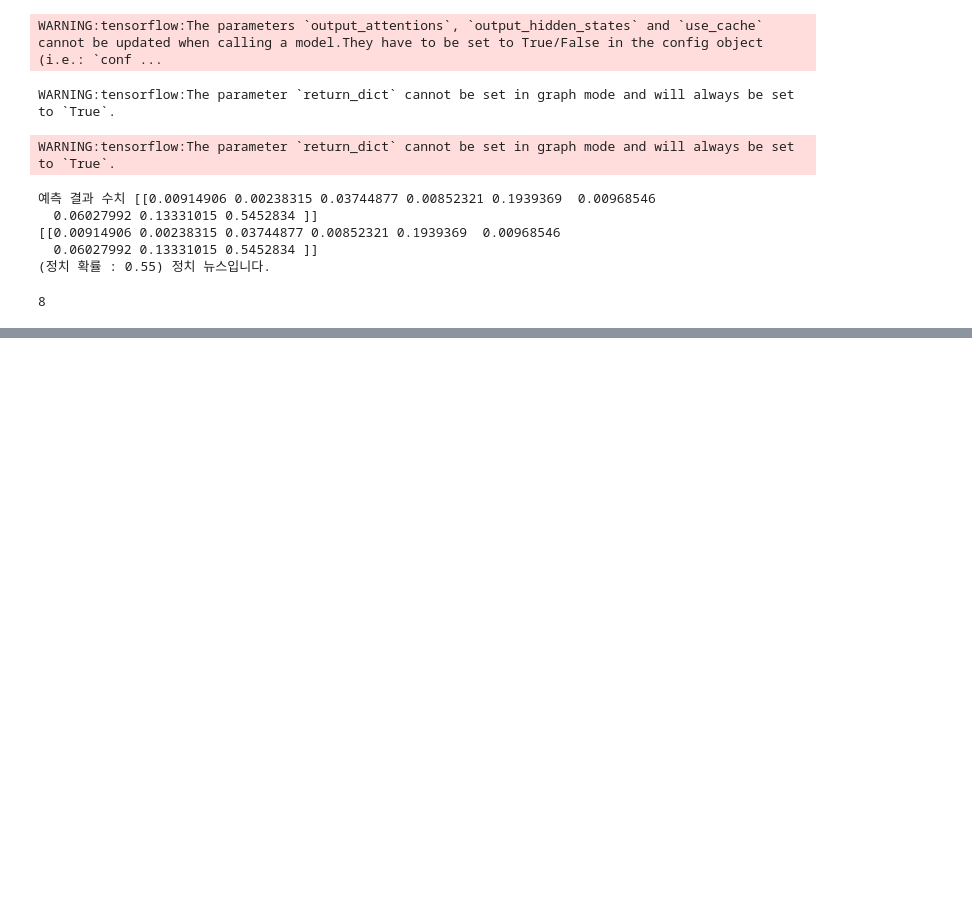
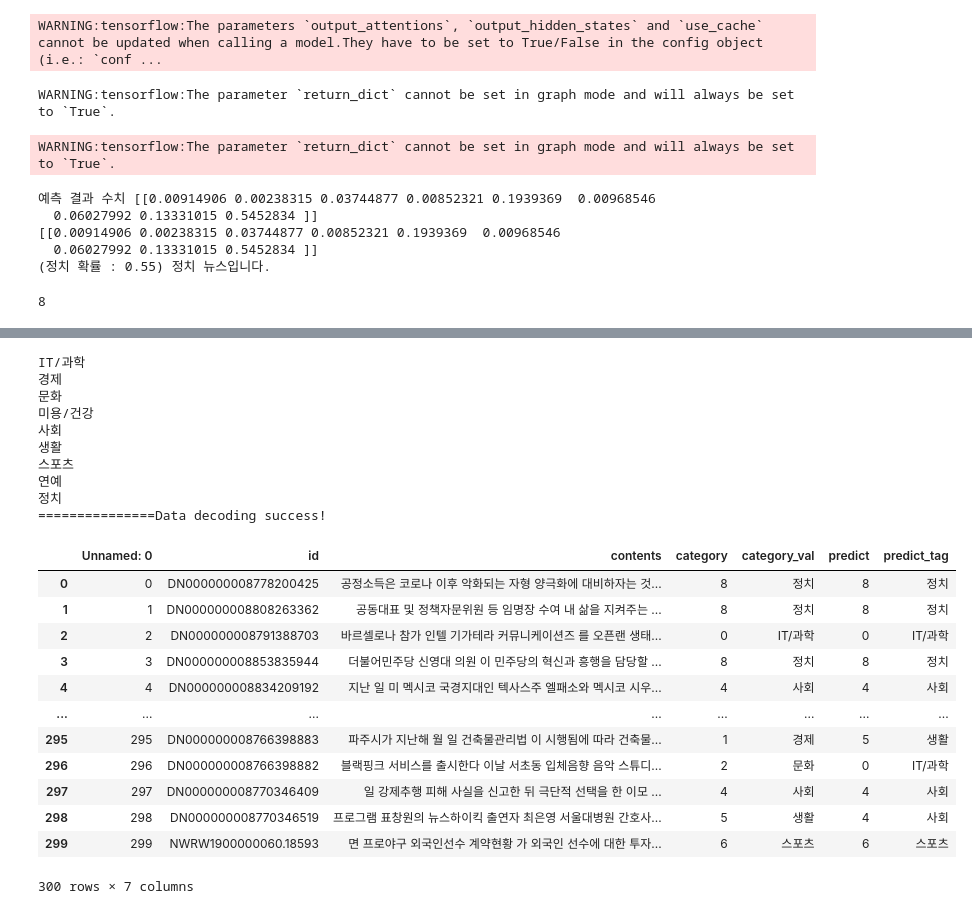
Before and after one commit to cateto/python4NLP, a Jupyter notebook: kobert/20210903load_model.ipynb, the cells around one changed output, grey strips where cells are left out. Cells and saved outputs as stored; diff of their text form; code cells hidden in the pictures; blank space fills up the shorter version.

```diff
--- a/kobert/20210903load_model.ipynb
+++ b/kobert/20210903load_model.ipynb
@@ -242,0 +291,57 @@ WARNING:tensorflow:The parameter `return_dict` cannot be set in graph mode and w
+# %%
+#정수를 라벨로 인코딩
+def category_decoding(lucy_data, label_colname):
+    """
+      tips: 정수로 된 라벨을 model에 지정된 텍스트 label로 인코딩.
+      Args:
+          lucy_data : dataframe 형식의 데이터
+          label_colname : 라벨의 컬럼명
+      Returns:
+          lucy_data : DataFrame
+    """
+    new_column = label_colname+'_tag'
+    lucy_data[new_column] = lucy_data[label_colname].astype(str) # 새로운 컬럼 생성
+    lucy_data[new_column] = lucy_data[new_column].astype(str) #String형 컬럼으로 바꾸기
+
+    label_dict = {'0': 'IT/과학',
+      '1': '경제',
+      '2': '문화',
+      '3': '미용/건강',
+      '4': '사회',
+      '5': '생활',
+      '6': '스포츠',
+      '7': '연예',
+      '8': '정치'}
+
+    for key, value in label_dict.items():
+      print(value)
+      lucy_data[new_column] = lucy_data[new_column].str.replace(key, value)
+
+    print("===============Data decoding success! ")
+    return lucy_data
+# %%
+category_decoding(result, 'predict')
+# %% [output]
+IT/과학
+경제
+문화
+미용/건강
+사회
+생활
+스포츠
+연예
+정치
+===============Data decoding success!
+|  | Unnamed: 0 | id | contents | category | category_val | predict | predict_tag |
+| 0 | 0 | DN000000008778200425 | 공정소득은 코로나 이후 악화되는 자형 양극화에 대비하자는 것... | 8 | 정치 | 8 | 정치 |
+| 1 | 1 | DN000000008808263362 | 공동대표 및 정책자문위원 등 임명장 수여 내 삶을 지켜주는 ... | 8 | 정치 | 8 | 정치 |
+| 2 | 2 | DN000000008791388703 | 바르셀로나 참가 인텔 기가테라 커뮤니케이션즈 를 오픈랜 생태... | 0 | IT/과학 | 0 | IT/과학 |
+| 3 | 3 | DN000000008853835944 | 더불어민주당 신영대 의원 이 민주당의 혁신과 흥행을 담당할 ... | 8 | 정치 | 8 | 정치 |
+| 4 | 4 | DN000000008834209192 | 지난 일 미 멕시코 국경지대인 텍사스주 엘패소와 멕시코 시우... | 4 | 사회 | 4 | 사회 |
+| ... | ... | ... | ... | ... | ... | ... | ... |
+| 295 | 295 | DN000000008766398883 | 파주시가 지난해 월 일 건축물관리법 이 시행됨에 따라 건축물... | 1 | 경제 | 5 | 생활 |
+| 296 | 296 | DN000000008766398882 | 블랙핑크 서비스를 출시한다 이날 서초동 입체음향 음악 스튜디... | 2 | 문화 | 0 | IT/과학 |
+| 297 | 297 | DN000000008770346409 | 일 강제추행 피해 사실을 신고한 뒤 극단적 선택을 한 이모 ... | 4 | 사회 | 4 | 사회 |
+| 298 | 298 | DN000000008770346519 | 프로그램 표창원의 뉴스하이킥 출연자 최은영 서울대병원 간호사... | 5 | 생활 | 4 | 사회 |
+| 299 | 299 | NWRW1900000060.18593 | 면 프로야구 외국인선수 계약현황 가 외국인 선수에 대한 투자... | 6 | 스포츠 | 6 | 스포츠 |
+300 rows × 7 columns
```
Also changed, not shown: parts of 12 cells of this notebook.
